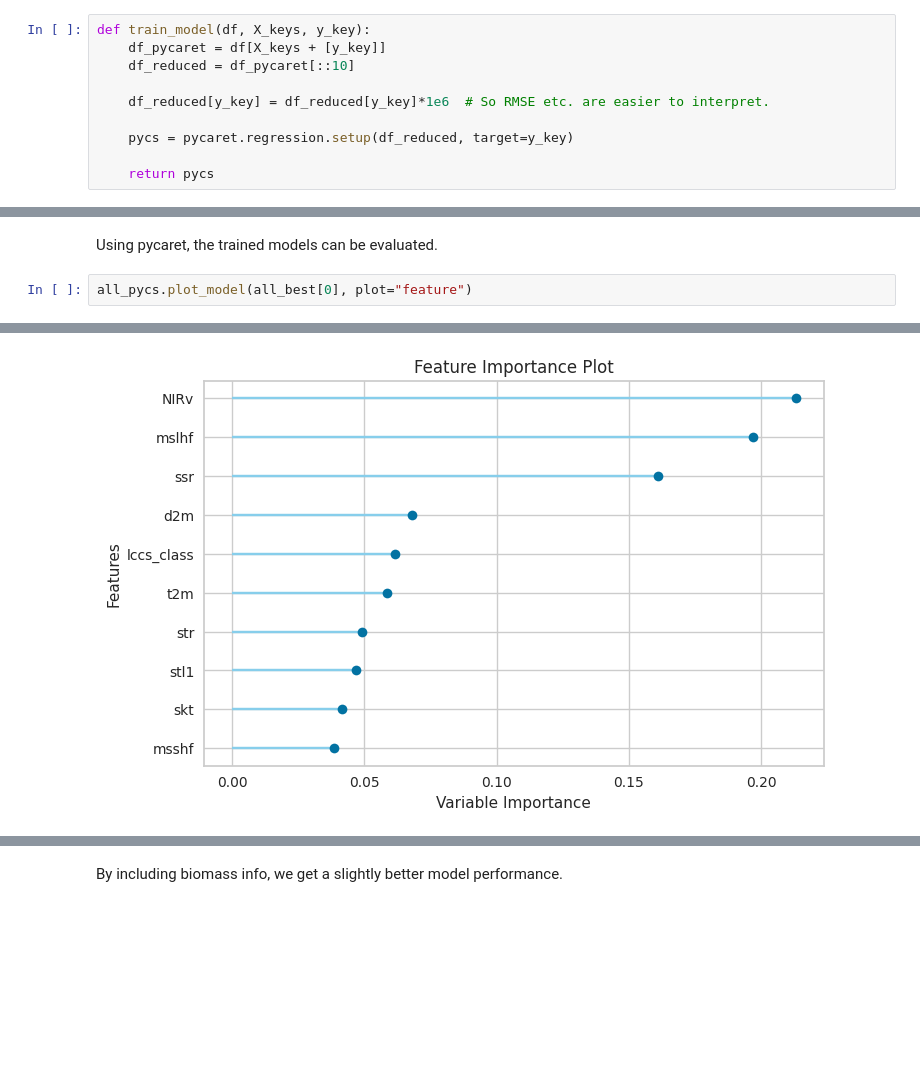
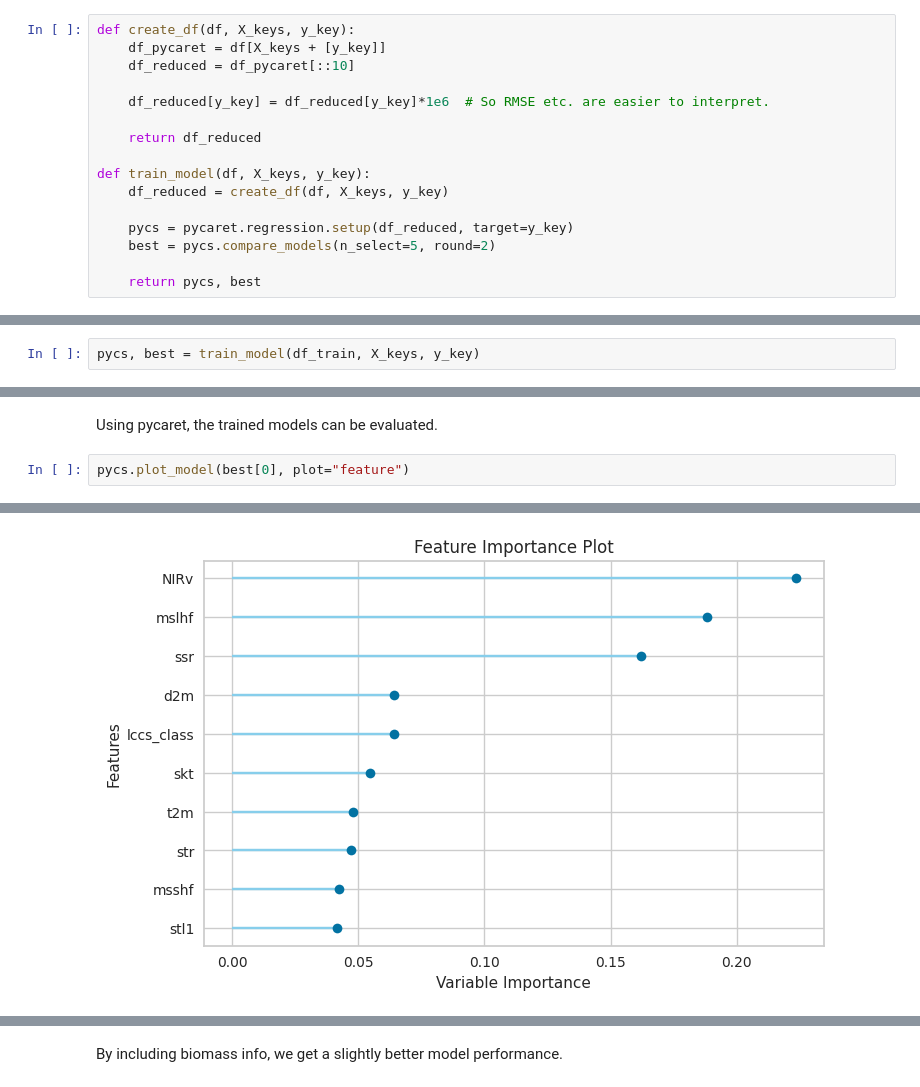
Before and after one commit to EXCITED-CO2/excited-workflow, a Jupyter notebook: workflow_carbon_tracker.ipynb, the cells around one changed output, grey strips where cells are left out. Cells and saved outputs as stored; diff of their text form; blank space fills up the shorter version.

Commit message:
Creating prediction model

```diff
--- a/workflow_carbon_tracker.ipynb
+++ b/workflow_carbon_tracker.ipynb
@@ -133,12 +150,18 @@ df = df_train[df_train["group"] != 2]
 X_keys = ["d2m", "mslhf", "msshf", "ssr", "str", "t2m", "spei", "NIRv", "skt", "stl1", "swvl1", "lccs_class"]
 y_key = "bio_flux_opt"
 # %%
-def train_model(df, X_keys, y_key):
+def create_df(df, X_keys, y_key):
     df_pycaret = df[X_keys + [y_key]]
     df_reduced = df_pycaret[::10]
 
     df_reduced[y_key] = df_reduced[y_key]*1e6  # So RMSE etc. are easier to interpret.
 
+    return df_reduced
+
+def train_model(df, X_keys, y_key):
+    df_reduced = create_df(df, X_keys, y_key)
+
     pycs = pycaret.regression.setup(df_reduced, target=y_key)
+    best = pycs.compare_models(n_select=5, round=2)
 
-    return pycs
+    return pycs, best
@@ -184,0 +168,2 @@ all_best = all_pycs.compare_models(n_select=5, round=2)
+# %%
+pycs, best = train_model(df_train, X_keys, y_key)
@@ -244,7 +209,7 @@ one_best = all_pycs.compare_models(n_select=5, round=2)
 # %% [markdown]
 Using pycaret, the trained models can be evaluated.
 # %%
-all_pycs.plot_model(all_best[0], plot="feature")
+pycs.plot_model(best[0], plot="feature")
 # %% [output]
 [interactive output not drawn]
-[figure, old version]
+[figure, new version]
```
Also changed, not shown: parts of 11 cells of this notebook, 1 other file.
